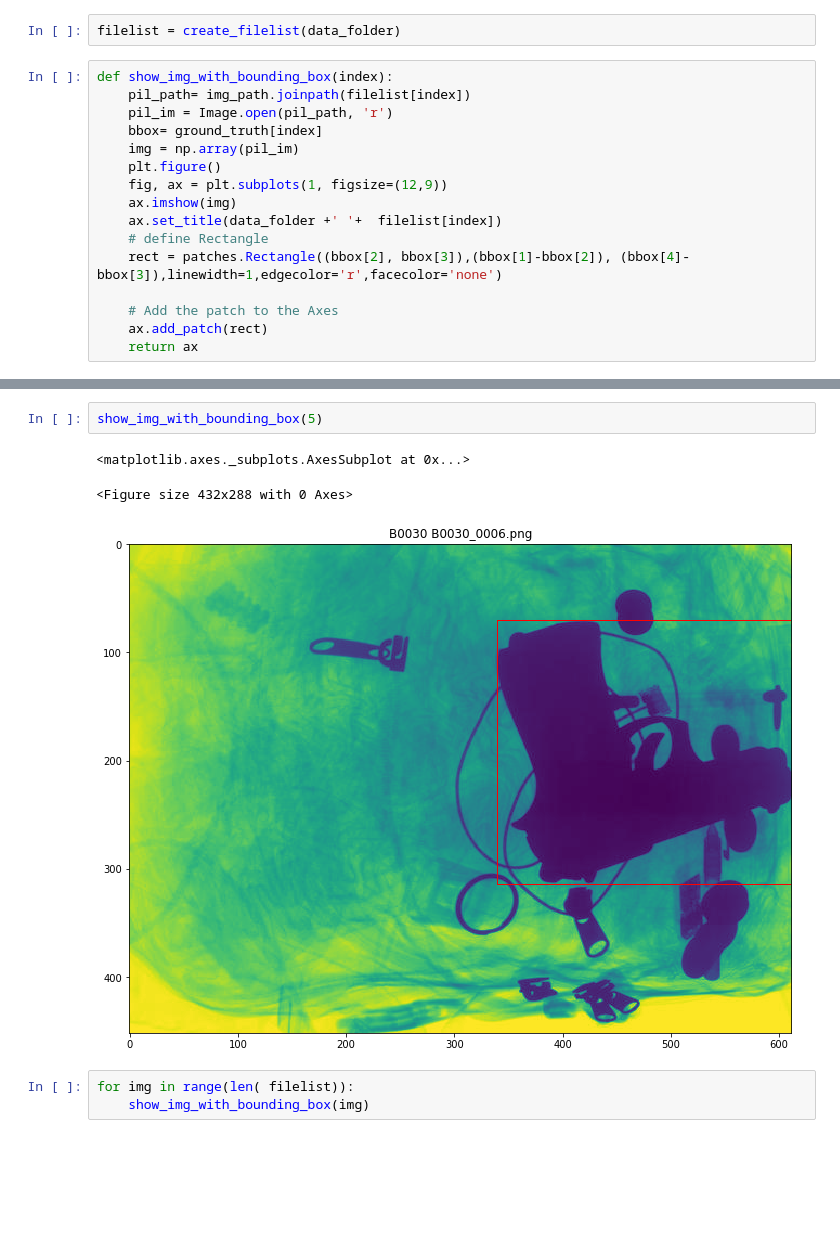
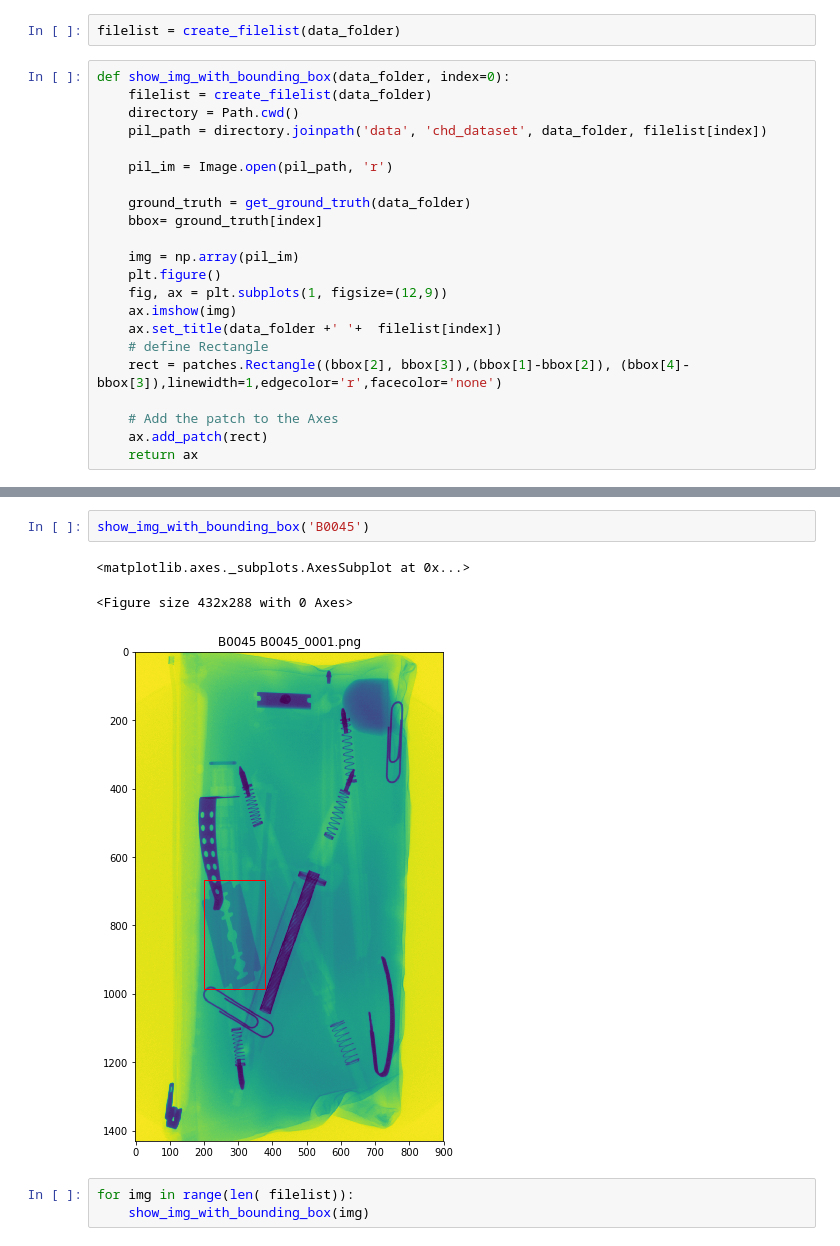
Before and after one commit to subrockmann/WCAT, a Jupyter notebook: Read MATLAB files.ipynb, the cells around one changed output, grey strips where cells are left out. Saved outputs shown, nothing was run; the diff lists cells and outputs as text; blank space fills up the shorter version.

```diff
--- a/Read MATLAB files.ipynb
+++ b/Read MATLAB files.ipynb
@@ -73,10 +73,16 @@ folderlist = create_folderlist()
 # %%
 filelist = create_filelist(data_folder)
 # %%
-def show_img_with_bounding_box(index):
-    pil_path= img_path.joinpath(filelist[index])
+def show_img_with_bounding_box(data_folder, index=0):
+    filelist = create_filelist(data_folder)
+    directory = Path.cwd()
+    pil_path = directory.joinpath('data', 'chd_dataset', data_folder, filelist[index])
+
     pil_im = Image.open(pil_path, 'r')
+
+    ground_truth = get_ground_truth(data_folder)
     bbox= ground_truth[index]
+
     img = np.array(pil_im)
     plt.figure()
     fig, ax = plt.subplots(1, figsize=(12,9))
@@ -107,9 +116,9 @@ show_img(5)
 # %%
-show_img_with_bounding_box(5)
+show_img_with_bounding_box('B0045')
 # %% [output]
 <matplotlib.axes._subplots.AxesSubplot at 0x...>
 <Figure size 432x288 with 0 Axes>
-[figure, old version]
+[figure, new version]
 # %%
 for img in range(len( filelist)):
     show_img_with_bounding_box(img)
```
Also changed, not shown: parts of 2 cells of this notebook.
